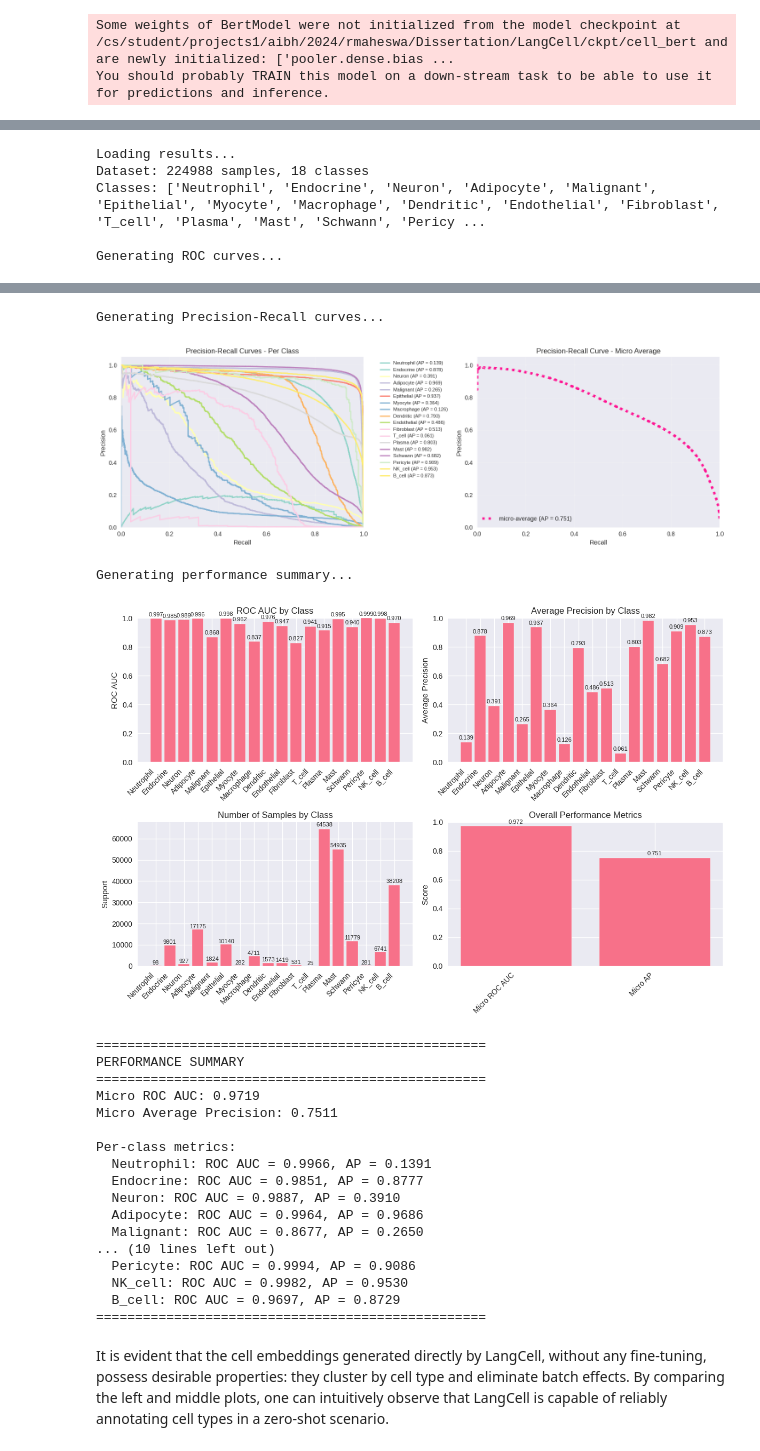
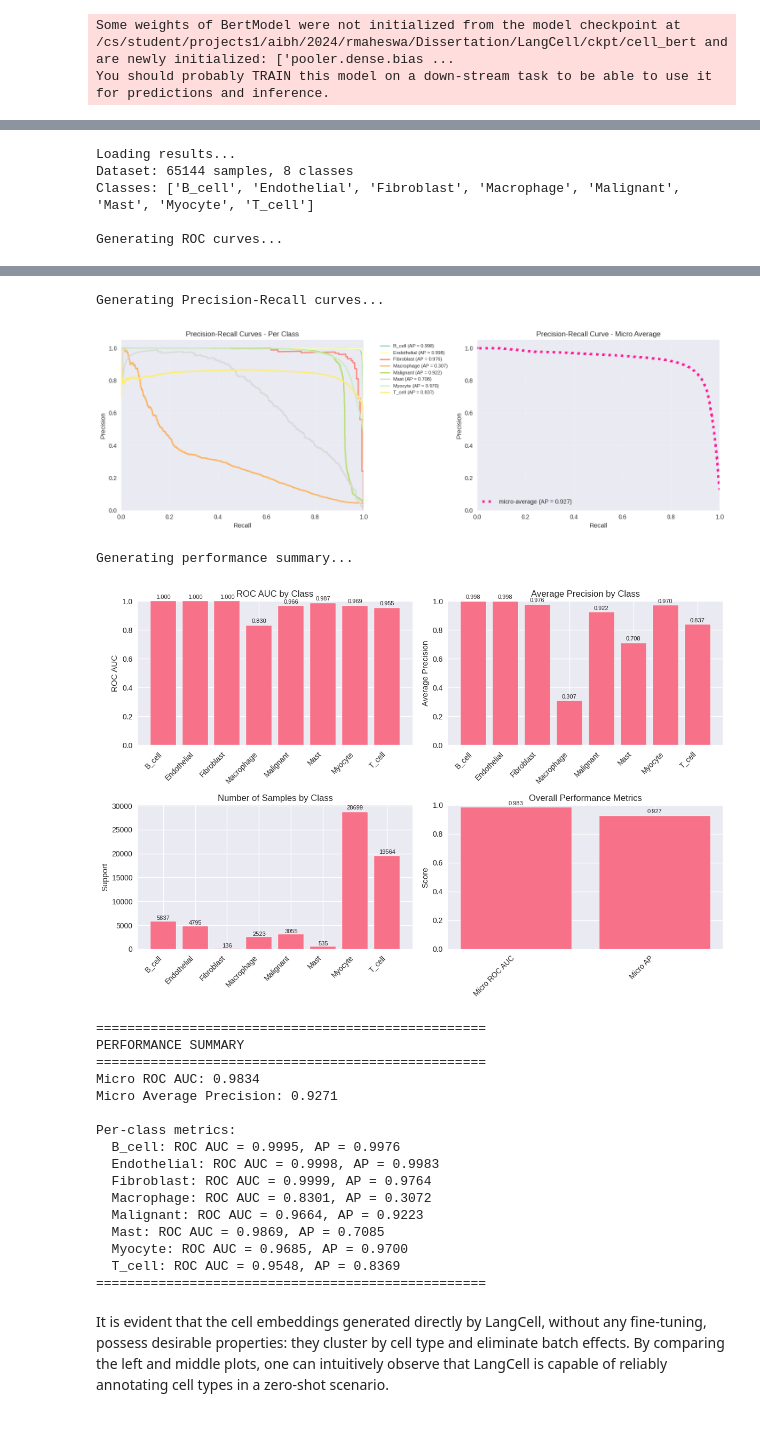
Before and after one commit to ratneshwaran/LangCell_ZeroShot, a Jupyter notebook: LangCell-annotation-zeroshot/zero-shot-ovarian.ipynb, the cells around one changed output, grey strips where cells are left out. Cells and saved outputs as stored; diff of their text form; code cells hidden in the pictures.

```diff
--- a/LangCell-annotation-zeroshot/zero-shot-ovarian.ipynb
+++ b/LangCell-annotation-zeroshot/zero-shot-ovarian.ipynb
@@ -220,7 +220,7 @@ drop_cols = [c for c in testdataset.column_names if c not in keep_cols]
 testdataset = testdataset.remove_columns(drop_cols)
 
 # 3) Build DataLoader with the classification collator
-batchsize = 64
+batchsize = 120
 collator  = DataCollatorForCellClassification()
 
 dataloader = DataLoader(
@@ -480,7 +629,6 @@ import json
 # Set style for better plots
 plt.style.use('seaborn-v0_8')
 sns.set_palette("husl")
-
 def load_results(results_path, type2text_path=None):
     """Load results and cell type information."""
     # Load results
@@ -494,7 +642,22 @@ def load_results(results_path, type2text_path=None):
         try:
             with open(type2text_path, 'r') as f:
                 type2text = json.load(f)
-            cell_types = list(type2text.keys())
+            # Only use cell types that are actually present in the data
+            unique_labels = sorted(set(labels))
+            n_classes = len(unique_labels)
+            # Get the actual cell types from the dataset
+            from datasets import load_from_disk
+            dataset = load_from_disk("/cs/student/projects1/aibh/2024/rmaheswa/Dissertation/LangCell/your_data/tokenized_dataset_ovarian_20250803_231813")
+            dataset_sub = dataset.shuffle(seed=42)
+            for label_name in ["celltype", "cell_type", "str_labels", "labels"]:
+                if label_name in dataset_sub.column_names:
+                    break
+            if label_name != "celltype":
+                dataset_sub = dataset_sub.rename_column(label_name, "celltype")
+
+            # Get the unique cell types from the dataset
+            actual_cell_types = sorted(list(set(dataset_sub["celltype"])))
+            cell_types = actual_cell_types
         except:
             print("Warning: Could not load type2text file")
 
@@ -753,7 +916,7 @@ for i, cell_type in enumerate(cell_types):
 print("="*50)
 # %% [output]
 Loading results...
-Dataset: 224988 samples, 18 classes
-Classes: ['Neutrophil', 'Endocrine', 'Neuron', 'Adipocyte', 'Malignant', 'Epithelial', 'Myocyte', 'Macrophage', 'Dendritic', 'Endothelial', 'Fibroblast', 'T_cell', 'Plasma', 'Mast', 'Schwann', 'Pericy ...
+Dataset: 65144 samples, 8 classes
+Classes: ['B_cell', 'Endothelial', 'Fibroblast', 'Macrophage', 'Malignant', 'Mast', 'Myocyte', 'T_cell']
 
 Generating ROC curves...
@@ -761,23 +924,22 @@ Generating ROC curves...
 Generating Precision-Recall curves...
-[figure, old version]
+[figure, new version]
 Generating performance summary...
-[figure, old version]
+[figure, new version]
 ==================================================
 PERFORMANCE SUMMARY
 ==================================================
-Micro ROC AUC: 0.9719
-Micro Average Precision: 0.7511
+Micro ROC AUC: 0.9834
+Micro Average Precision: 0.9271
 
 Per-class metrics:
-  Neutrophil: ROC AUC = 0.9966, AP = 0.1391
-  Endocrine: ROC AUC = 0.9851, AP = 0.8777
-  Neuron: ROC AUC = 0.9887, AP = 0.3910
-  Adipocyte: ROC AUC = 0.9964, AP = 0.9686
-  Malignant: ROC AUC = 0.8677, AP = 0.2650
-... (10 lines left out)
-  Pericyte: ROC AUC = 0.9994, AP = 0.9086
-  NK_cell: ROC AUC = 0.9982, AP = 0.9530
-  B_cell: ROC AUC = 0.9697, AP = 0.8729
+  B_cell: ROC AUC = 0.9995, AP = 0.9976
+  Endothelial: ROC AUC = 0.9998, AP = 0.9983
+  Fibroblast: ROC AUC = 0.9999, AP = 0.9764
+  Macrophage: ROC AUC = 0.8301, AP = 0.3072
+  Malignant: ROC AUC = 0.9664, AP = 0.9223
+  Mast: ROC AUC = 0.9869, AP = 0.7085
+  Myocyte: ROC AUC = 0.9685, AP = 0.9700
+  T_cell: ROC AUC = 0.9548, AP = 0.8369
 ==================================================
 # %% [markdown]
 It is evident that the cell embeddings generated directly by LangCell, without any fine-tuning, possess desirable properties: they cluster by cell type and eliminate batch effects. By comparing the left and middle plots, one can intuitively observe that LangCell is capable of reliably annotating cell types in a zero-shot scenario.
```
Also changed, not shown: parts of 12 cells of this notebook, 2 other files.
